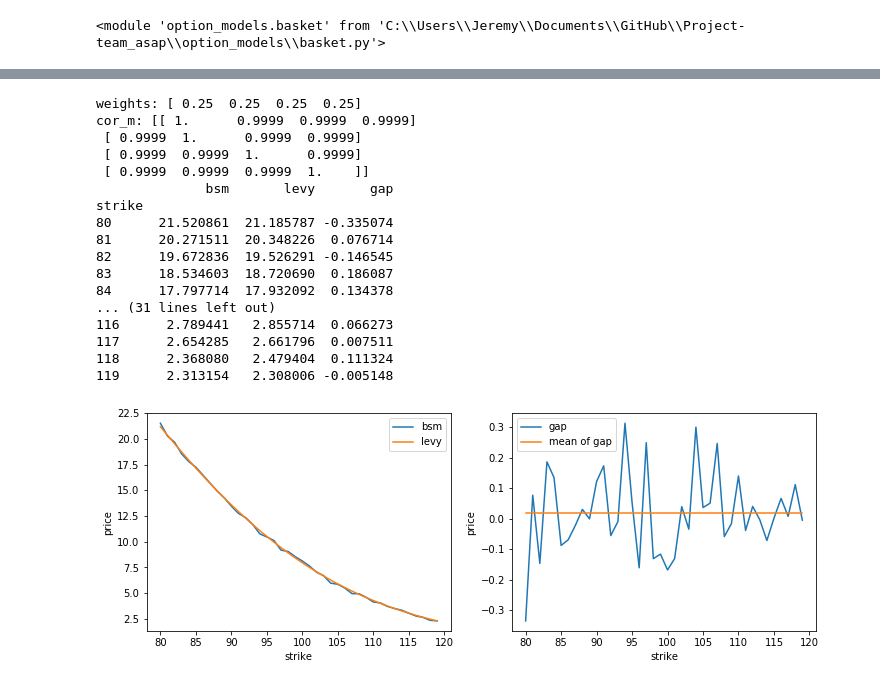
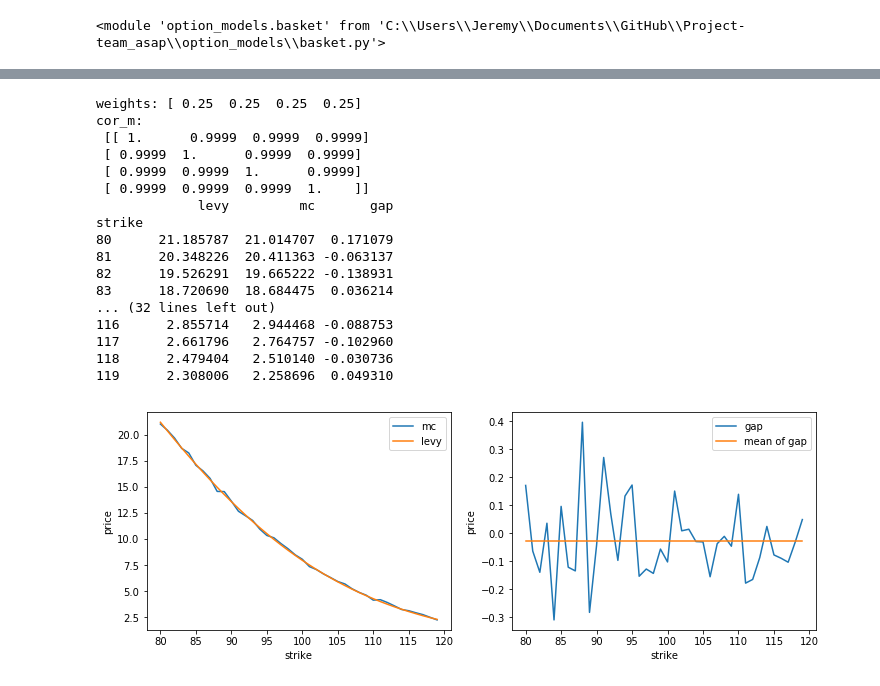
Before and after one commit to Chaney940/Project-team_asap, a Jupyter notebook: TestCode_BasketSpread.ipynb, the cells around one changed output, grey strips where cells are left out. Cells and saved outputs as stored; diff of their text form; code cells hidden in the pictures.

```diff
--- a/TestCode_BasketSpread.ipynb
+++ b/TestCode_BasketSpread.ipynb
@@ -24,17 +25,19 @@ divr = np.zeros(4)
 intr = 0
 cor_m = 0.8*np.identity(4) + 0.2*np.ones((4,4))
 texp = 1
-print('weights:',weights);print('cor_m:',cor_m)
+print('weights:',weights);print('cor_m: \n',cor_m)
 
 strikeRange = np.arange(80,120,1)
 bsmList=[]
+mcList=[]
 levyList=[]
 
 for strike in strikeRange:
-    bsmList.append(basket.basket_price_mc(strike, spot, vol, weights, texp, cor_m, bsm=True))
+    bsmList.append(bsm.bsm_price(strike, spot[0], vol[0], texp, intr, divr[0], cp_sign=1))
+    mcList.append(basket.basket_price_mc(strike, spot, vol, weights, texp, cor_m, bsm=True))
     levyList.append(basket_Levy.basket_price_Levy(strike, spot, vol, weights, texp, cor_m))
 
-priceFrm=pd.DataFrame({'bsm':bsmList,'levy':levyList},index=strikeRange)
+priceFrm=pd.DataFrame({'mc':mcList,'levy':levyList,'bsm':bsmList},index=strikeRange)
 priceFrm['gap']=priceFrm['levy']-priceFrm['bsm']
 priceFrm.index.name='strike'
 print (priceFrm)
@@ -42,8 +45,9 @@ print (priceFrm)
 fig=plt.figure(figsize=(12,4))
 ax1=fig.add_subplot(1,2,1)
 ax2=fig.add_subplot(1,2,2)
+ax1.plot(strikeRange,mcList,label='mc')
+ax1.plot(strikeRange,levyList,label='levy')
 ax1.plot(strikeRange,bsmList,label='bsm')
-ax1.plot(strikeRange,levyList,label='levy')
 ax2.plot(strikeRange,priceFrm.gap,label='gap')
 ax2.plot(strikeRange,[np.mean(priceFrm.gap)]*len(strikeRange),label='mean of gap')
 ax1.legend(loc='best')
@@ -88,56 +92,56 @@ intr = 0
 cor_m = 0.0001*np.identity(4) + 0.9999*np.ones((4,4))
 texp = 1
 
-print('weights:',weights);print('cor_m:',cor_m)
+print('weights:',weights);print('cor_m: \n',cor_m)
 
 strikeRange = np.arange(80,120,1)
-bsmList=[]
+mcList=[]
 levyList=[]
 
 for strike in strikeRange:
-    bsmList.append(basket.basket_price_mc(strike, spot, vol, weights, texp, cor_m, bsm=True))
+    mcList.append(basket.basket_price_mc(strike, spot, vol, weights, texp, cor_m, bsm=True))
     levyList.append(basket_Levy.basket_price_Levy(strike, spot, vol, weights, texp, cor_m))
 
-priceFrm=pd.DataFrame({'bsm':bsmList,'levy':levyList},index=strikeRange)
-priceFrm['gap']=priceFrm['levy']-priceFrm['bsm']
+priceFrm=pd.DataFrame({'mc':mcList,'levy':levyList},index=strikeRange)
+priceFrm['gap']=priceFrm['levy']-priceFrm['mc']
 priceFrm.index.name='strike'
 print (priceFrm)
 
 fig=plt.figure(figsize=(12,4))
 ax1=fig.add_subplot(1,2,1)
 ax2=fig.add_subplot(1,2,2)
-ax1.plot(strikeRange,bsmList,label='bsm')
+ax1.plot(strikeRange,mcList,label='mc')
 ax1.plot(strikeRange,levyList,label='levy')
 ax2.plot(strikeRange,priceFrm.gap,label='gap')
 ax2.plot(strikeRange,[np.mean(priceFrm.gap)]*len(strikeRange),label='mean of gap')
 ax1.legend(loc='best')
 ax2.legend(loc='best')
 ax1.set_xlabel('strike')
 ax2.set_xlabel('strike')
 ax1.set_ylabel('price')
 ax2.set_ylabel('price')
 plt.show()
 # write your own normal model pricing here and compare
 # do the similar for BSM model
 # %% [output]
 weights: [ 0.25  0.25  0.25  0.25]
-cor_m: [[ 1.      0.9999  0.9999  0.9999]
+cor_m:
+ [[ 1.      0.9999  0.9999  0.9999]
  [ 0.9999  1.      0.9999  0.9999]
  [ 0.9999  0.9999  1.      0.9999]
  [ 0.9999  0.9999  0.9999  1.    ]]
-              bsm       levy       gap
+             levy         mc       gap
 strike
-80      21.520861  21.185787 -0.335074
-81      20.271511  20.348226  0.076714
-82      19.672836  19.526291 -0.146545
-83      18.534603  18.720690  0.186087
-84      17.797714  17.932092  0.134378
-... (31 lines left out)
-116      2.789441   2.855714  0.066273
-117      2.654285   2.661796  0.007511
-118      2.368080   2.479404  0.111324
-119      2.313154   2.308006 -0.005148
+80      21.185787  21.014707  0.171079
+81      20.348226  20.411363 -0.063137
+82      19.526291  19.665222 -0.138931
+83      18.720690  18.684475  0.036214
+... (32 lines left out)
+116      2.855714   2.944468 -0.088753
+117      2.661796   2.764757 -0.102960
+118      2.479404   2.510140 -0.030736
+119      2.308006   2.258696  0.049310
-[figure, old version]
+[figure, new version]
 # %%
 # A test set for spread option
 
```
Also changed, not shown: parts of 4 cells of this notebook, 1 other file.
